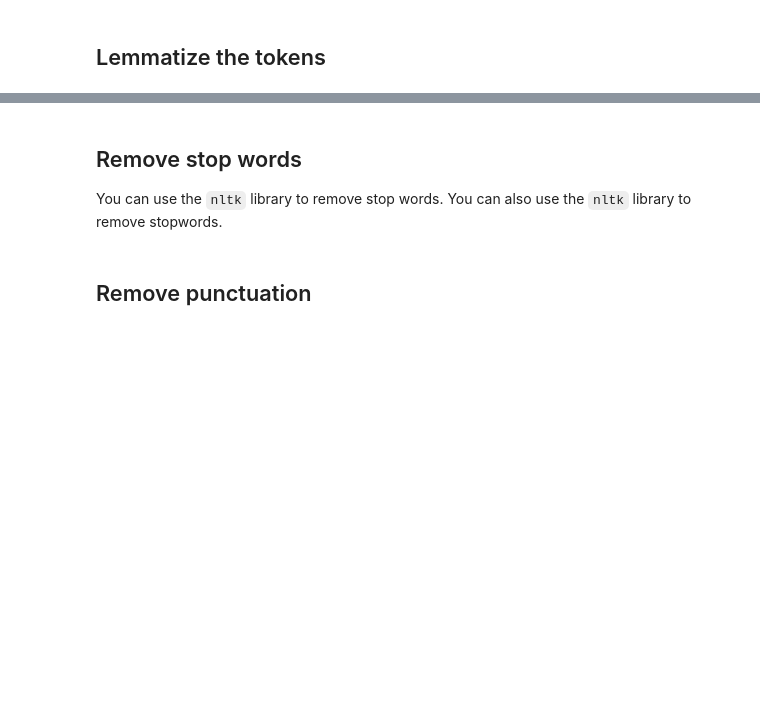
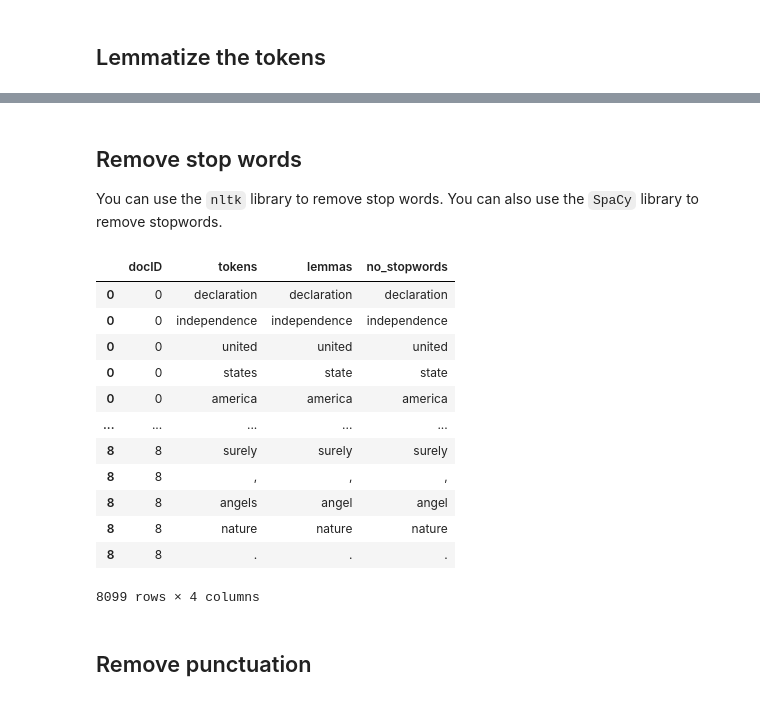
Before and after one commit to JamesMTucker/DATA_340_NLP, a Jupyter notebook: assignment_notebooks/Webscraping.ipynb, the cells around one changed output, grey strips where cells are left out. Drawn from its saved outputs; the diff is of its cells as text; code cells hidden in the pictures; blank space fills up the shorter version.

```diff
--- a/assignment_notebooks/Webscraping.ipynb
+++ b/assignment_notebooks/Webscraping.ipynb
@@ -140,5 +177,7 @@ corpus = []
 
 for i, doc in enumerate(found_documents):
     # YOUR CODE HERE
+    cleaned_doc = clean_gutenberg(doc)
+    corpus.append(cleaned_doc)
 # %%
 # Explore the corpus here
@@ -166,0 +215,9 @@ corpus = pd.DataFrame({"docID": range(len(corpus)), "text": corpus})
+# %%
+## Your code here
+
+# tokenize the corpus using SpaCy
+import spacy
+
+NLP = spacy.load("en_core_web_sm")
+corpus['tokens'] = corpus['text'].apply(lambda x: [token.text.lower() for token in NLP(x)])
+corpus
@@ -166,0 +235,7 @@ corpus = pd.DataFrame({"docID": range(len(corpus)), "text": corpus})
+# %%
+corpus_tokens = (corpus
+                 .explode('tokens')
+                 .drop(columns=['text'])
+                 )
+
+corpus_tokens
@@ -170,0 +258,6 @@ corpus = pd.DataFrame({"docID": range(len(corpus)), "text": corpus})
+# %%
+## Your code here
+
+# Lemmatize the corpus using SpaCy
+corpus_tokens['lemmas'] = corpus_tokens['tokens'].apply(lambda x: "".join([token.lemma_ for token in NLP(x)]))
+corpus_tokens
@@ -171,4 +278,4 @@ corpus = pd.DataFrame({"docID": range(len(corpus)), "text": corpus})
 # %% [markdown]
 ## Remove stop words
 
-You can use the `nltk` library to remove stop words. You can also use the `nltk` library to remove stopwords.
+You can use the `nltk` library to remove stop words. You can also use the `SpaCy` library to remove stopwords.
@@ -177,2 +282,25 @@ You can use the `nltk` library to remove stop words. You can also use the `nltk`
+# %%
+## Your code here
+
+# Remove stopwords from the corpus using SpaCy
+corpus_tokens['no_stopwords'] = corpus_tokens['lemmas'].apply(lambda x: "".join([token.text for token in NLP(x) if not token.is_stop]))
+
+# drop rows with empty no_stopwords
+corpus_tokens = corpus_tokens[corpus_tokens['no_stopwords'] != '']
+corpus_tokens
+# %% [output]
+|  | docID | tokens | lemmas | no_stopwords |
+| 0 | 0 | declaration | declaration | declaration |
+| 0 | 0 | independence | independence | independence |
+| 0 | 0 | united | united | united |
+| 0 | 0 | states | state | state |
+| 0 | 0 | america | america | america |
+| ... | ... | ... | ... | ... |
+| 8 | 8 | surely | surely | surely |
+| 8 | 8 | , | , | , |
+| 8 | 8 | angels | angel | angel |
+| 8 | 8 | nature | nature | nature |
+| 8 | 8 | . | . | . |
+8099 rows × 4 columns
 # %% [markdown]
 ## Remove punctuation
```
Also changed, not shown: parts of 25 cells of this notebook, 1 other file.
